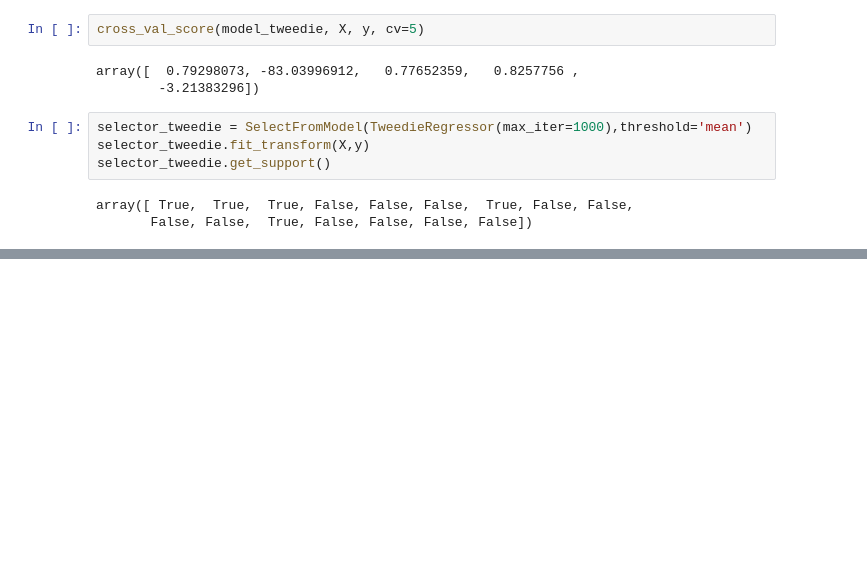
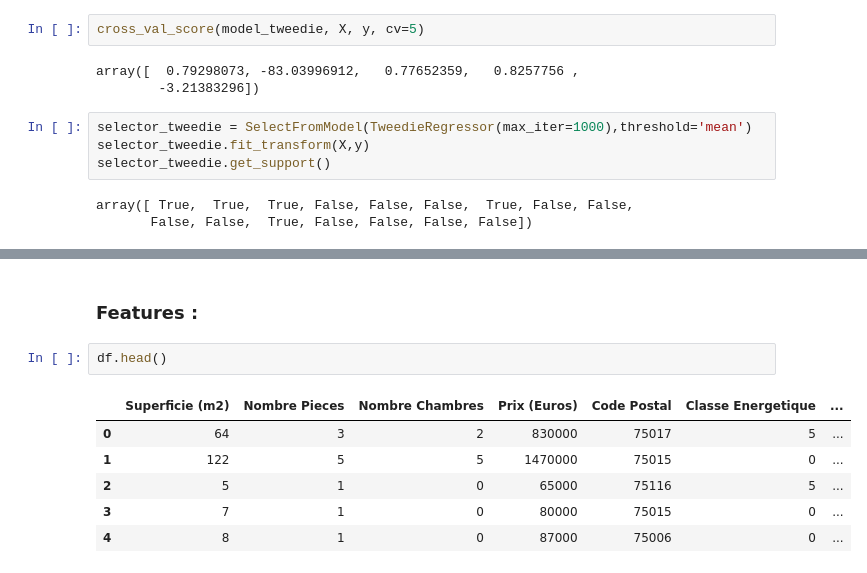
Before and after one commit to sabrineTT/real-estate-prediction, a Jupyter notebook: Julien/test_ML3.ipynb, the cells around one changed output, grey strips where cells are left out. Cells and saved outputs as stored; diff of their text form; blank space fills up the shorter version.

```diff
--- a/Julien/test_ML3.ipynb
+++ b/Julien/test_ML3.ipynb
@@ -455,0 +456,11 @@ Text(0, 0.5, 'Median Abs Error')
+# %% [markdown]
+### Features :
+# %%
+df.head()
+# %% [output]
+|  | Superficie (m2) | Nombre Pieces | Nombre Chambres | Prix (Euros) | Code Postal | Classe Energetique | ... |
+| 0 | 64 | 3 | 2 | 830000 | 75017 | 5 | ... |
+| 1 | 122 | 5 | 5 | 1470000 | 75015 | 0 | ... |
+| 2 | 5 | 1 | 0 | 65000 | 75116 | 5 | ... |
+| 3 | 7 | 1 | 0 | 80000 | 75015 | 0 | ... |
+| 4 | 8 | 1 | 0 | 87000 | 75006 | 0 | ... |
```
Also changed, not shown: parts of 98 cells of this notebook.
